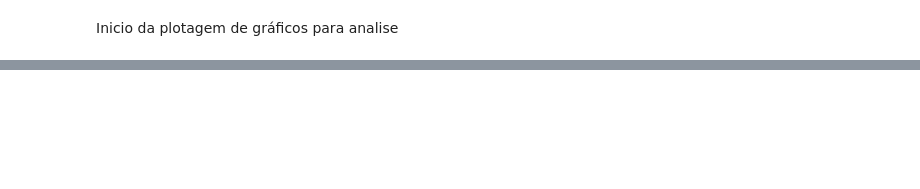
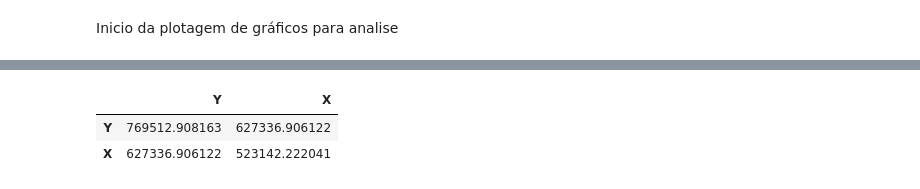
Before and after one commit to maica1/xbooks, a Jupyter notebook: Estatistica aplicada/Modulo05/regressao.ipynb, the cells around one changed output, grey strips where cells are left out. Saved outputs shown, nothing was run; the diff lists cells and outputs as text; code cells hidden in the pictures; blank space fills up the shorter version.

```diff
--- a/Estatistica aplicada/Modulo05/regressao.ipynb
+++ b/Estatistica aplicada/Modulo05/regressao.ipynb
@@ -34,0 +44,6 @@ ax
+# %%
+df.cov()
+# %% [output]
+|  | Y | X |
+| Y | 769512.908163 | 627336.906122 |
+| X | 627336.906122 | 523142.222041 |
```
Also changed, not shown: parts of 10 cells of this notebook.
